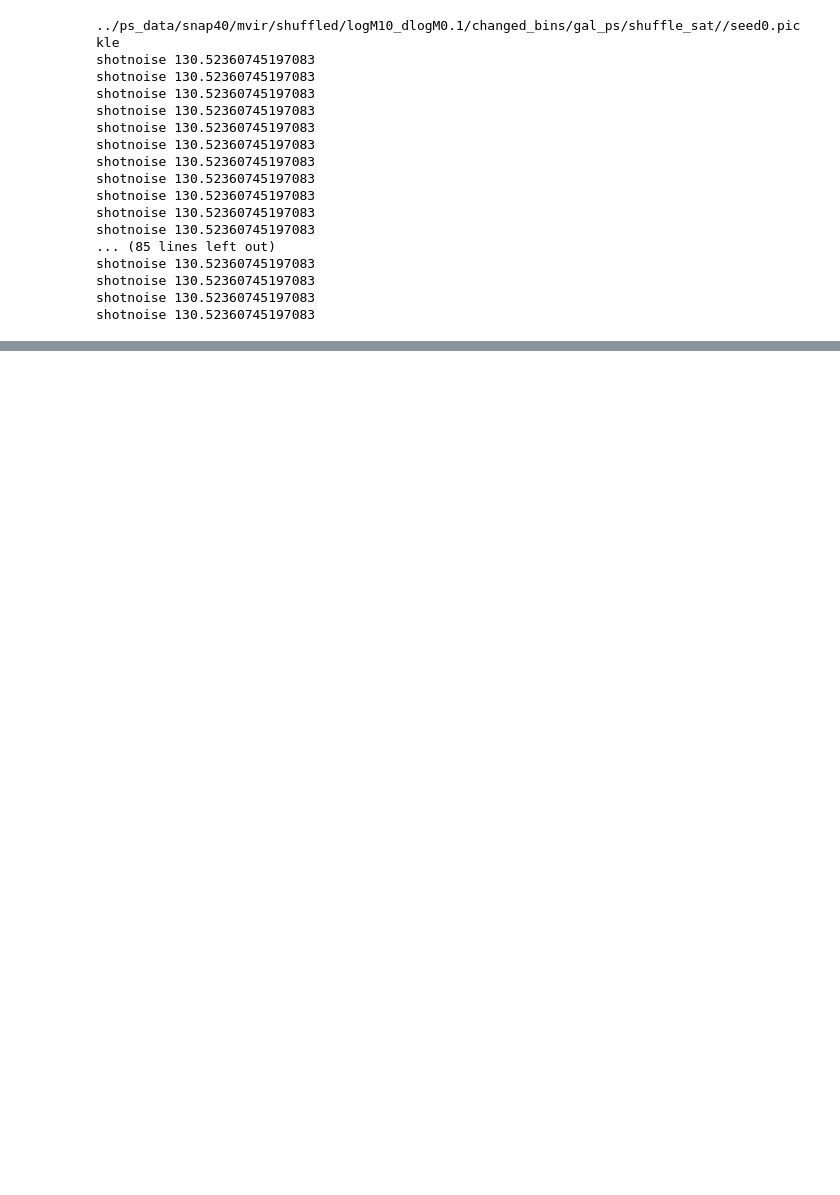
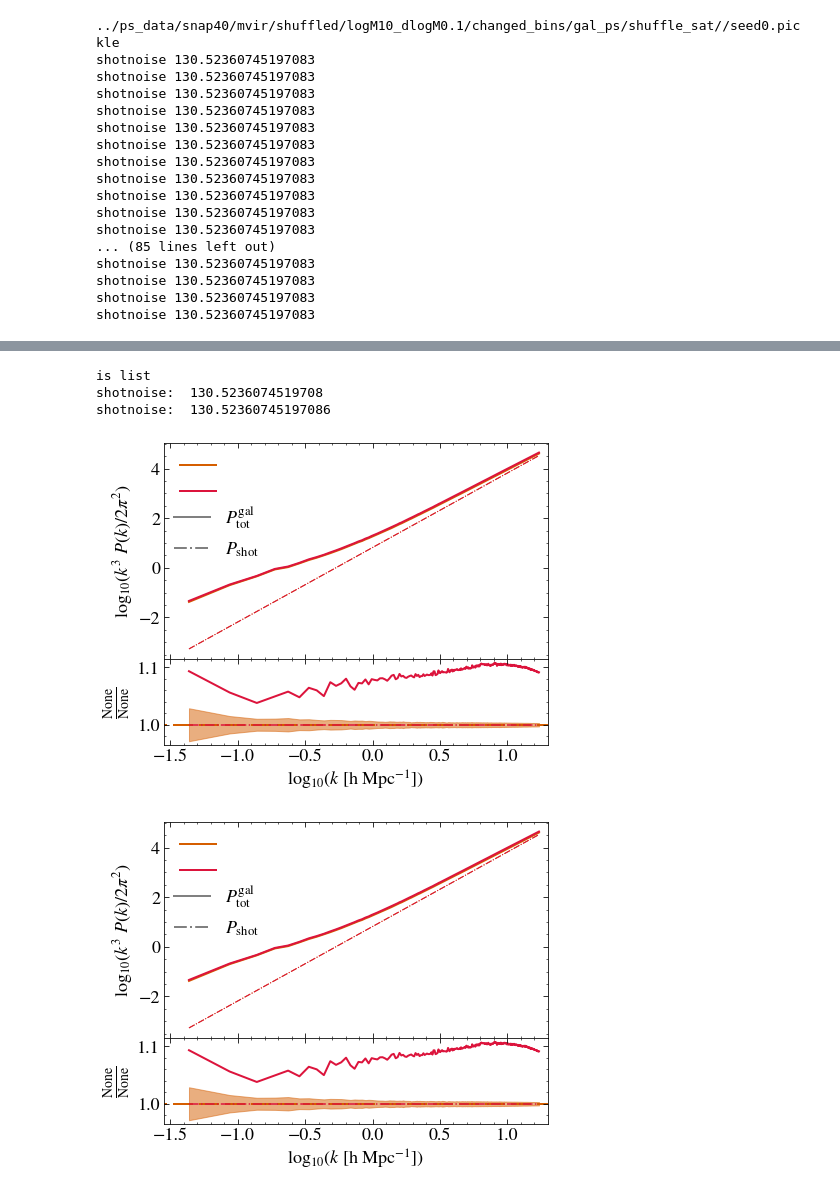
Before and after one commit to ruilan-zh/paper1, a Jupyter notebook: assembly bias/shuffled_1-halo_term.ipynb, the cells around one changed output, grey strips where cells are left out. Cells and saved outputs as stored; diff of their text form; code cells hidden in the pictures; blank space fills up the shorter version.

```diff
--- a/assembly bias/shuffled_1-halo_term.ipynb
+++ b/assembly bias/shuffled_1-halo_term.ipynb
@@ -198,0 +275,8 @@ plt.plot(logks, shuffled)
+# %%
+ps.compare_ps_plot([Pk_gal10], mean_of_seeds_lists=Pk_shuffled_list_sats)
+# %% [output]
+is list
+shotnoise:  130.5236074519708
+shotnoise:  130.52360745197086
+[figure, added]
+[figure, added]
```
Also changed, not shown: parts of 18 cells of this notebook, 50 other files.
